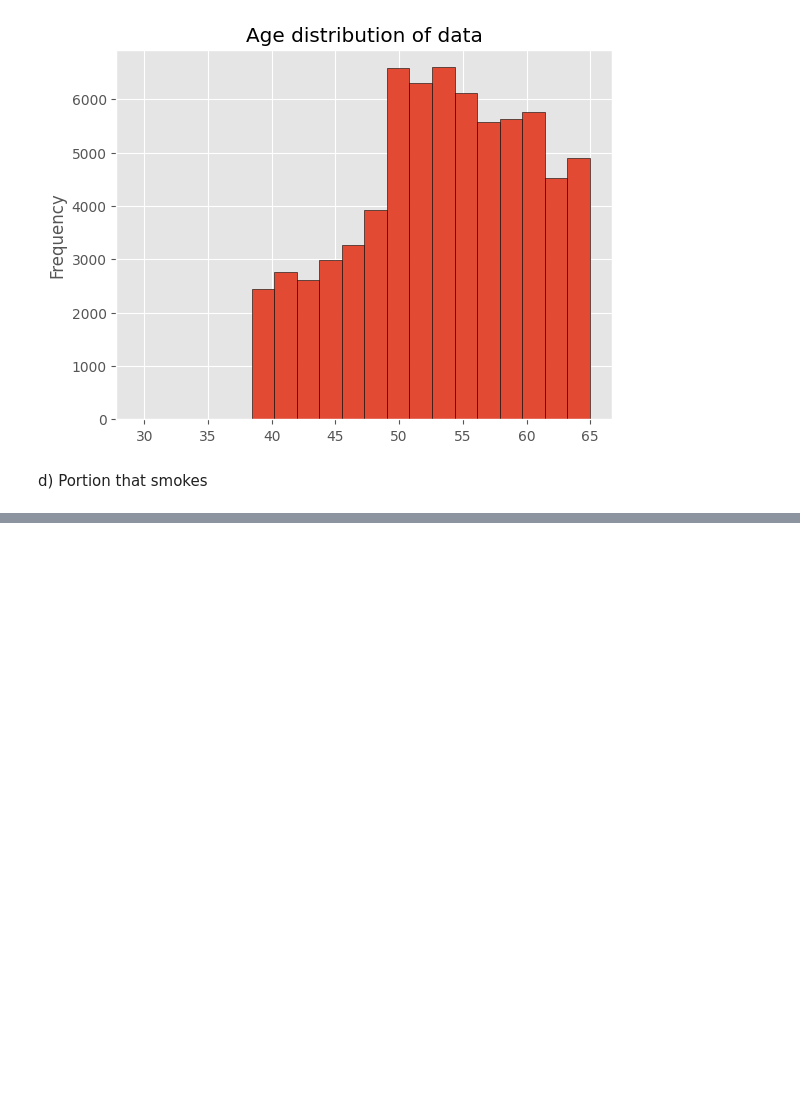
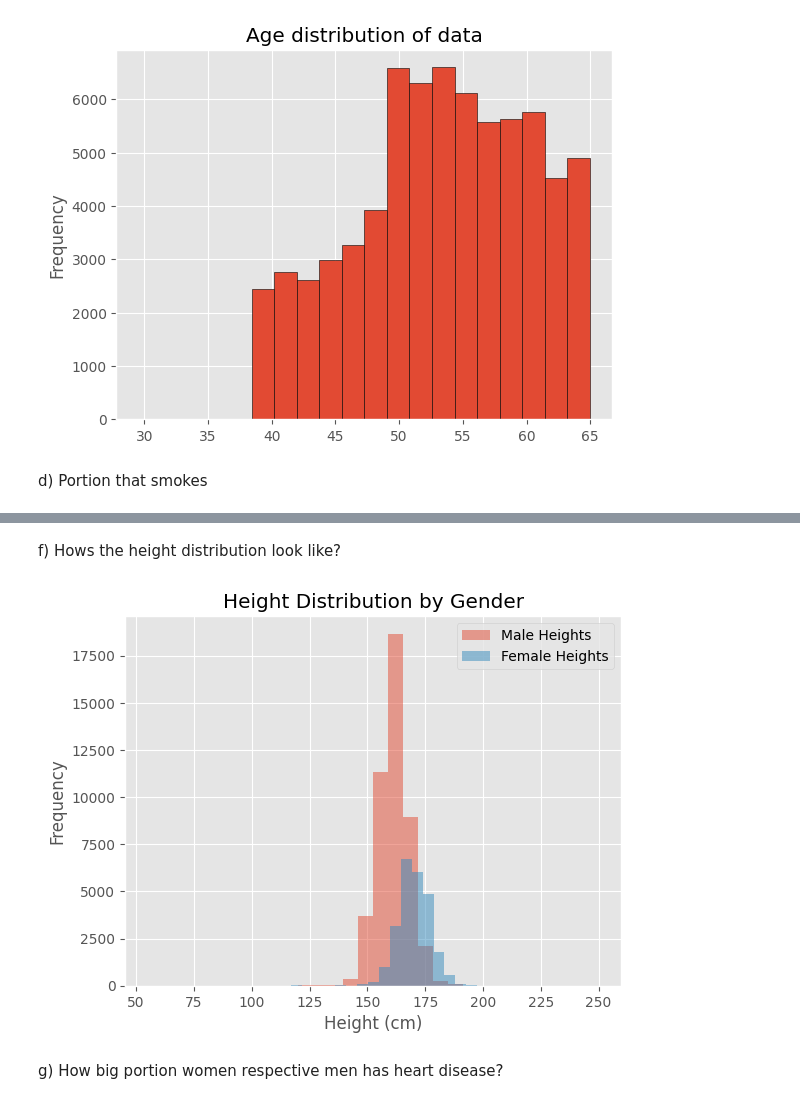
Before and after one commit to JoelOscarsson/Machine-Learning, a Jupyter notebook: Projects/Disease-Prediction.ipynb, the cells around one changed output, grey strips where cells are left out. Drawn from its saved outputs; the diff is of its cells as text; code cells hidden in the pictures; blank space fills up the shorter version.

```diff
--- a/Projects/Disease-Prediction.ipynb
+++ b/Projects/Disease-Prediction.ipynb
@@ -158,0 +222,21 @@ plt.title('Portion that smokes');
+# %% [markdown]
+f) Hows the height distribution look like?
+# %%
+male_heights = cardio_train_df.loc[cardio_train_df['gender'] == 1, 'height']
+female_heights = cardio_train_df.loc[cardio_train_df['gender'] == 2, 'height']
+
+# Plot histograms of the male and female heights
+plt.hist(male_heights, bins=30, alpha=0.5, label='Male Heights')
+plt.hist(female_heights, bins=30, alpha=0.5, label='Female Heights')
+
+# Add labels and a legend
+plt.xlabel('Height (cm)')
+plt.ylabel('Frequency')
+plt.title('Height Distribution by Gender')
+plt.legend(loc='upper right')
+
+plt.show()
+# %% [output]
+[figure, added]
+# %% [markdown]
+g)  How big portion women respective men has heart disease?
```
Also changed, not shown: parts of 7 cells of this notebook.
